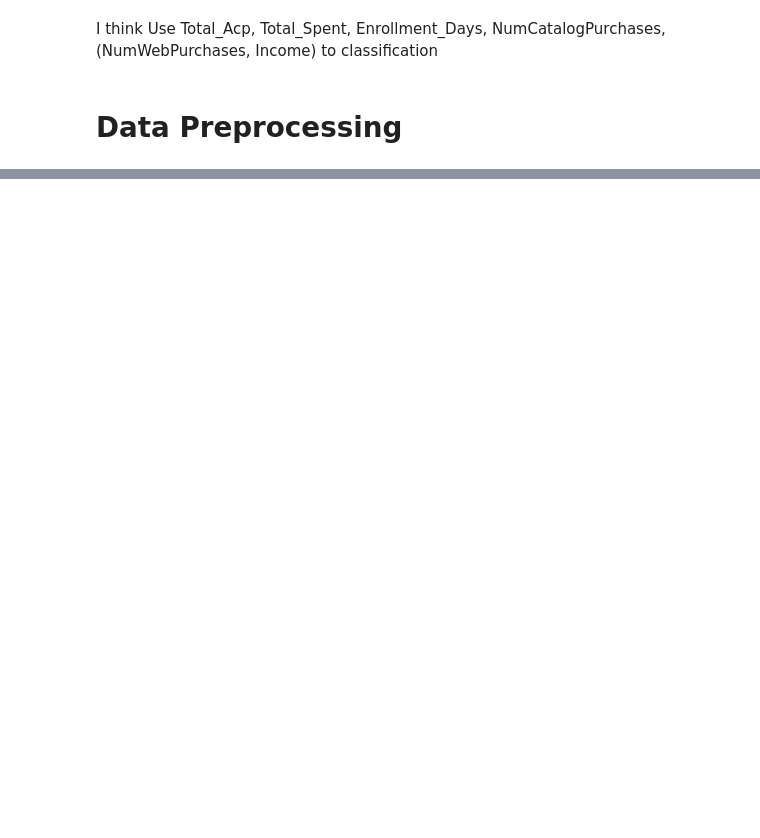
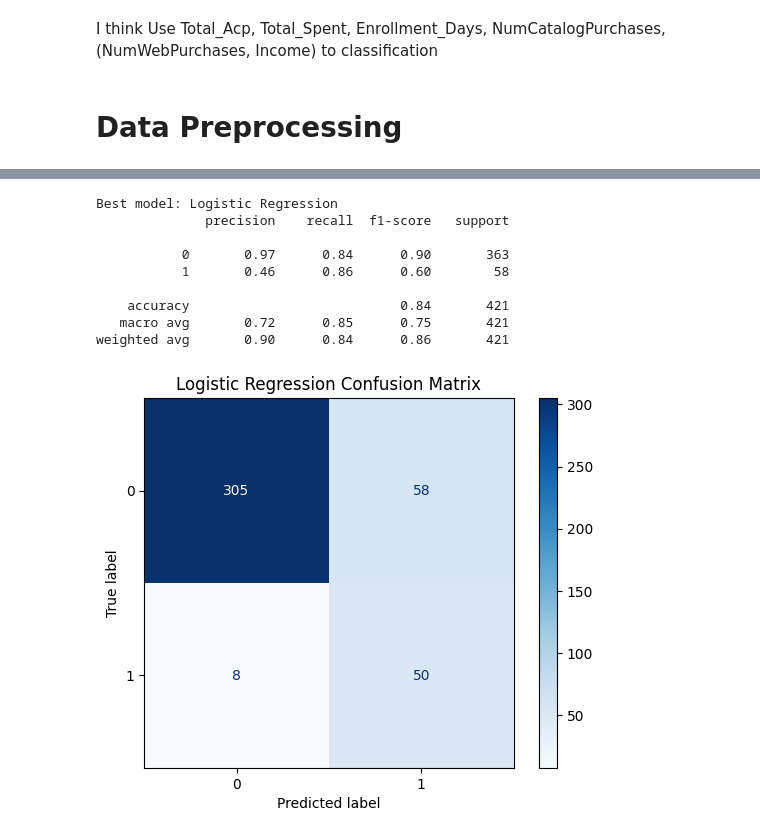
Before and after one commit to waterlemon7z/DataScience-customer-personality-analysis, a Jupyter notebook: classification.ipynb, the cells around one changed output, grey strips where cells are left out. Saved outputs shown, nothing was run; the diff lists cells and outputs as text; code cells hidden in the pictures; blank space fills up the shorter version.

Commit message:
[feat] baseline - regression

```diff
--- a/main.ipynb
+++ b/classification.ipynb
@@ -304,5 +237,0 @@ Best CV F1: 0.46827653130346497
-# %%
-y_pred = best_knn_model.predict(X_test)
-
-print('Test accuracy:', accuracy_score(y_test, y_pred))
-print(classification_report(y_test, y_pred))
@@ -350,0 +466,27 @@ print(classification_report(y_test, y_pred))
+# %%
+def evaluate_model(model_name, model, X_test, y_test):
+    y_pred = model.predict(X_test)
+    row = {
+        'Model': model_name,
+        'Accuracy': accuracy_score(y_test, y_pred),
+        'Precision': precision_score(y_test, y_pred, zero_division=0),
+        'Recall': recall_score(y_test, y_pred, zero_division=0),
+        'F1': f1_score(y_test, y_pred, zero_division=0),
+    }
+
+    if hasattr(model, 'predict_proba'):
+        y_score = model.predict_proba(X_test)[:, 1]
+        row['ROC-AUC'] = roc_auc_score(y_test, y_score)
+        row['PR-AUC'] = average_precision_score(y_test, y_score)
+
+    return row
+
+comparison_rows = [
+    evaluate_model('Baseline', baseline_model, X_test, y_test),
+]
+
+for model_name, model in best_models.items():
+    comparison_rows.append(evaluate_model(model_name, model, X_test, y_test))
+
+comparison_df = pd.DataFrame(comparison_rows).sort_values('F1', ascending=False)
+comparison_df
@@ -350,0 +499,24 @@ print(classification_report(y_test, y_pred))
+# %%
+best_model_name = comparison_df.iloc[0]['Model']
+best_model = baseline_model if best_model_name == 'Baseline' else best_models[best_model_name]
+
+best_pred = best_model.predict(X_test)
+print('Best model:', best_model_name)
+print(classification_report(y_test, best_pred, zero_division=0))
+
+cm = confusion_matrix(y_test, best_pred)
+disp = ConfusionMatrixDisplay(confusion_matrix=cm, display_labels=best_model.classes_)
+disp.plot(cmap='Blues')
+plt.title(f'{best_model_name} Confusion Matrix')
+plt.show()
+# %% [output]
+Best model: Logistic Regression
+              precision    recall  f1-score   support
+
+           0       0.97      0.84      0.90       363
+           1       0.46      0.86      0.60        58
+
+    accuracy                           0.84       421
+   macro avg       0.72      0.85      0.75       421
+weighted avg       0.90      0.84      0.86       421
+[figure, added]
```
Also changed, not shown: parts of 34 cells of this notebook, 1 other file.
